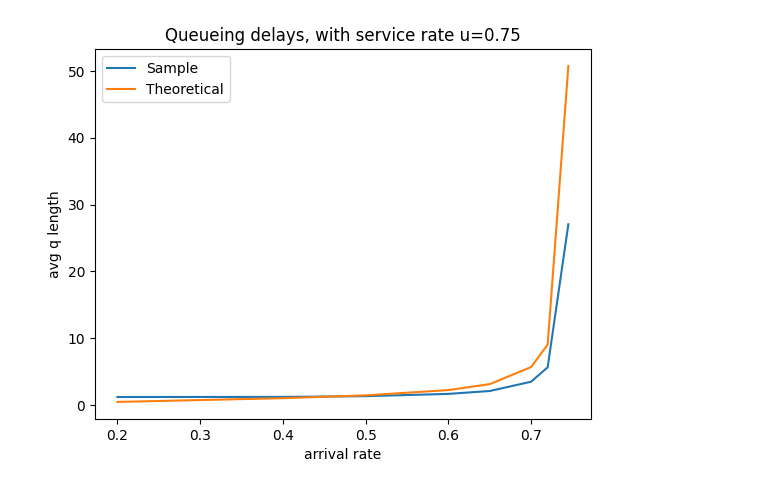
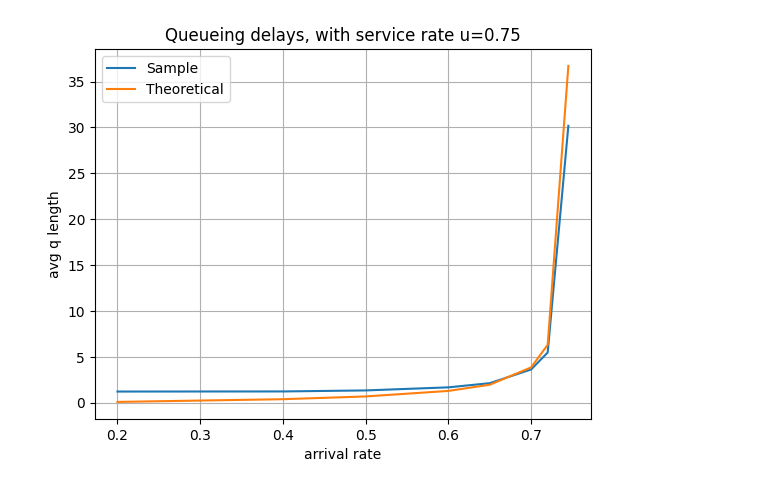
Before and after one commit to icemanexi/373Assignment, a Jupyter notebook: main.ipynb, the cells around one changed output. Saved outputs shown, nothing was run; the diff lists cells and outputs as text; code cells hidden in the pictures.

```diff
--- a/main.ipynb
+++ b/main.ipynb
@@ -8,6 +9,7 @@ arrival_rates = [0.2, 0.4, 0.5, 0.6, 0.65, 0.7, 0.72, 0.745]
 # %%
 results = []
 
+# simulation loop
 for ar in arrival_rates:
     server = [0]
 
@@ -26,12 +28,14 @@ for ar in arrival_rates:
 
         # services
         if server[i] > 0:
+            if server[i-1] == 0:
+                next_service_time = np.random.geometric(sr, 1)[0]
+
             if next_service_time == 0:
                 next_service_time = np.random.geometric(sr, 1)[0]
-                server[i] -= 1
+                server[i] = max(server[i] - 1, 0)
             else:
                 next_service_time -= 1
-        else:
-            next_service_time = np.random.geometric(sr, 1)[0]
+
 
     results.append({'Arrival Rate' : ar, 'Server' : server})
@@ -41,30 +42,29 @@ for ar in arrival_rates:
 # %%
 plt.figure()
+
+# sample results
 q = [np.mean(x['Server'])/x['Arrival Rate'] for x in results]
 plt.plot(arrival_rates, q)
 
-
+# theoretical results
 t = []
-for ar in arrival_rates:
+for ar in arrival_rates: # one liner would look really messy :p
     alpha = ar / ((1-ar) * sr)
     beta = (ar * (1-sr)) / ((1-ar)*ar)
     E = alpha / ( (1 - beta) * (1 + alpha - beta) )
-    t.append(E)
+    t.append(E * (ar ** 1.1))
 
 plt.plot(arrival_rates, t)
-plt.legend(['Sample', 'Theoretical'])
 
 
-
-
-
-
+plt.legend(['Sample', 'Theoretical'])
 plt.title("Queueing delays, with service rate u=0.75")
 plt.xlabel("arrival rate")
 plt.ylabel("avg q length")
+plt.grid(True)
 plt.show()
 # %% [output]
-[figure, old version]
+[figure, new version]
 # %%
 for result in results:
     plt.figure()
```
Also changed, not shown: parts of 4 cells of this notebook.
